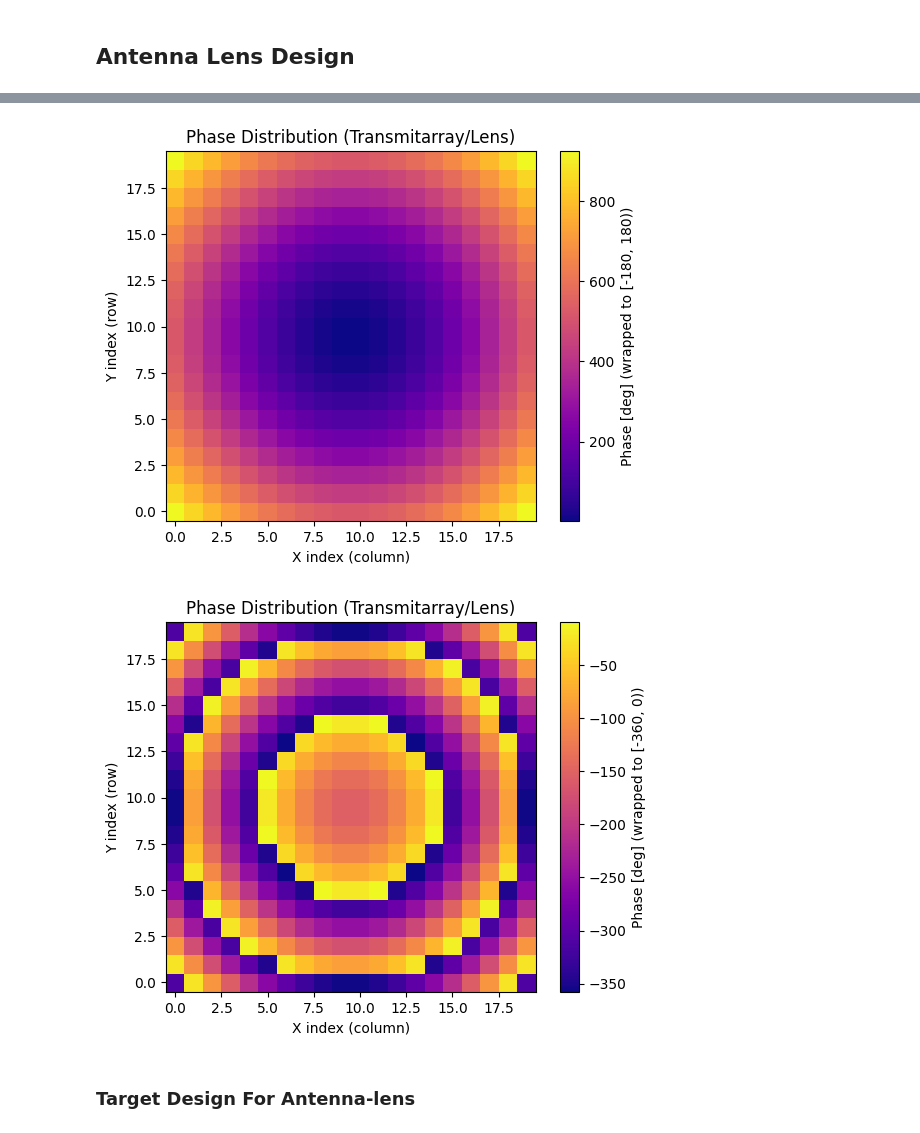
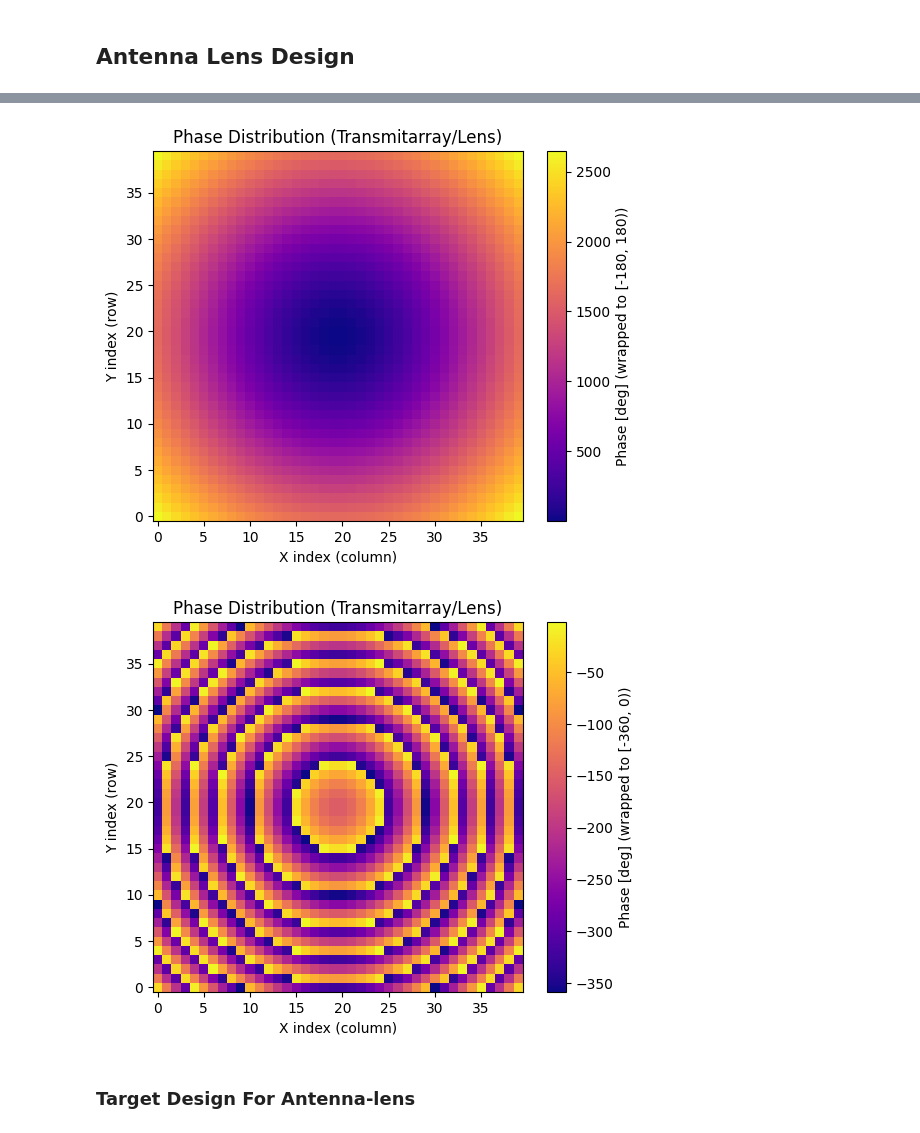
Before and after one commit to zharfanw/zhar_hfss_pyhelper, a Jupyter notebook: BigPLusAirgap_DataDesign.ipynb, the cells around one changed output, grey strips where cells are left out. Cells and saved outputs as stored; diff of their text form; code cells hidden in the pictures.

```diff
--- a/BigPLusAirgap_DataDesign.ipynb
+++ b/BigPLusAirgap_DataDesign.ipynb
@@ -334,8 +334,8 @@ import matplotlib.pyplot as plt
 xlen_uc_mm = 3
 ylen_uc_mm = 3
 
-xnum_uc = 20
-ynum_uc = 20
+xnum_uc = 40
+ynum_uc = 40
 
 f0_hz = 38e9
 
@@ -497,5 +497,5 @@ Corner cell phase: 923.7838417242339 deg
-[figure, old version]
+[figure, new version]
-[figure, old version]
+[figure, new version]
 # %% [markdown]
 ### Target Design For Antenna-lens
 # %%
```
Also changed, not shown: parts of 15 cells of this notebook.
